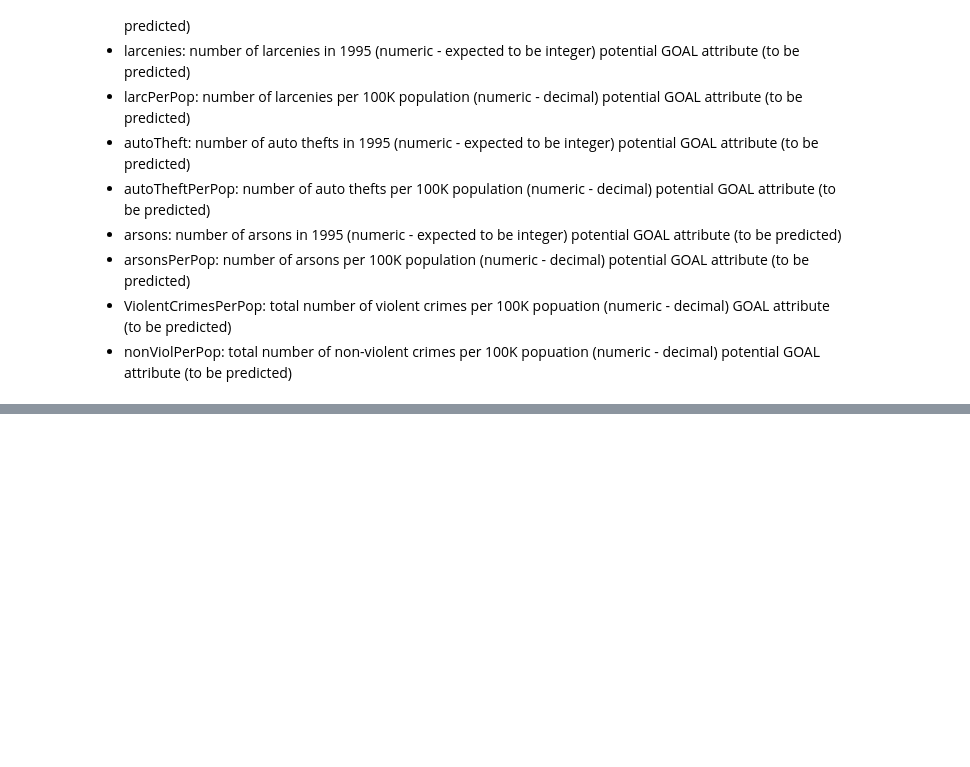
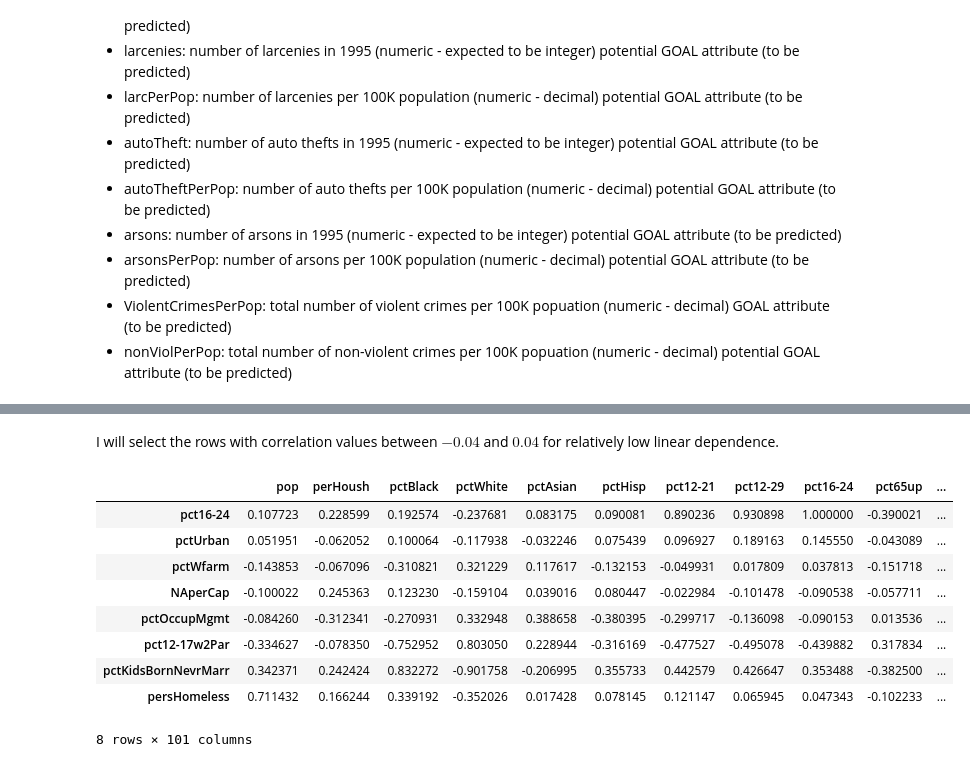
Before and after one commit to cemsanga/MAT555E_Assignments, a Jupyter notebook: HW2_CemS.ipynb, the cells around one changed output, grey strips where cells are left out. Cells and saved outputs as stored; diff of their text form; code cells hidden in the pictures; blank space fills up the shorter version.

```diff
--- a/HW2_CemS.ipynb
+++ b/HW2_CemS.ipynb
@@ -410,0 +637,17 @@ There are 16 possible response variables. You may choose any one of these as the
+# %% [markdown]
+I will select the rows with correlation values between $-0.04$ and $0.04$ for relatively low linear dependence.
+# %%
+temp = cor3[cor3['pctForeignBorn'] < 0.04]
+predictors = temp[temp['pctForeignBorn'] > -0.04]
+predictors
+# %% [output]
+|  | pop | perHoush | pctBlack | pctWhite | pctAsian | pctHisp | pct12-21 | pct12-29 | pct16-24 | pct65up | ... |
+| pct16-24 | 0.107723 | 0.228599 | 0.192574 | -0.237681 | 0.083175 | 0.090081 | 0.890236 | 0.930898 | 1.000000 | -0.390021 | ... |
+| pctUrban | 0.051951 | -0.062052 | 0.100064 | -0.117938 | -0.032246 | 0.075439 | 0.096927 | 0.189163 | 0.145550 | -0.043089 | ... |
+| pctWfarm | -0.143853 | -0.067096 | -0.310821 | 0.321229 | 0.117617 | -0.132153 | -0.049931 | 0.017809 | 0.037813 | -0.151718 | ... |
+| NAperCap | -0.100022 | 0.245363 | 0.123230 | -0.159104 | 0.039016 | 0.080447 | -0.022984 | -0.101478 | -0.090538 | -0.057711 | ... |
+| pctOccupMgmt | -0.084260 | -0.312341 | -0.270931 | 0.332948 | 0.388658 | -0.380395 | -0.299717 | -0.136098 | -0.090153 | 0.013536 | ... |
+| pct12-17w2Par | -0.334627 | -0.078350 | -0.752952 | 0.803050 | 0.228944 | -0.316169 | -0.477527 | -0.495078 | -0.439882 | 0.317834 | ... |
+| pctKidsBornNevrMarr | 0.342371 | 0.242424 | 0.832272 | -0.901758 | -0.206995 | 0.355733 | 0.442579 | 0.426647 | 0.353488 | -0.382500 | ... |
+| persHomeless | 0.711432 | 0.166244 | 0.339192 | -0.352026 | 0.017428 | 0.078145 | 0.121147 | 0.065945 | 0.047343 | -0.102233 | ... |
+8 rows × 101 columns
```
Also changed, not shown: parts of 34 cells of this notebook, 2 other files.
